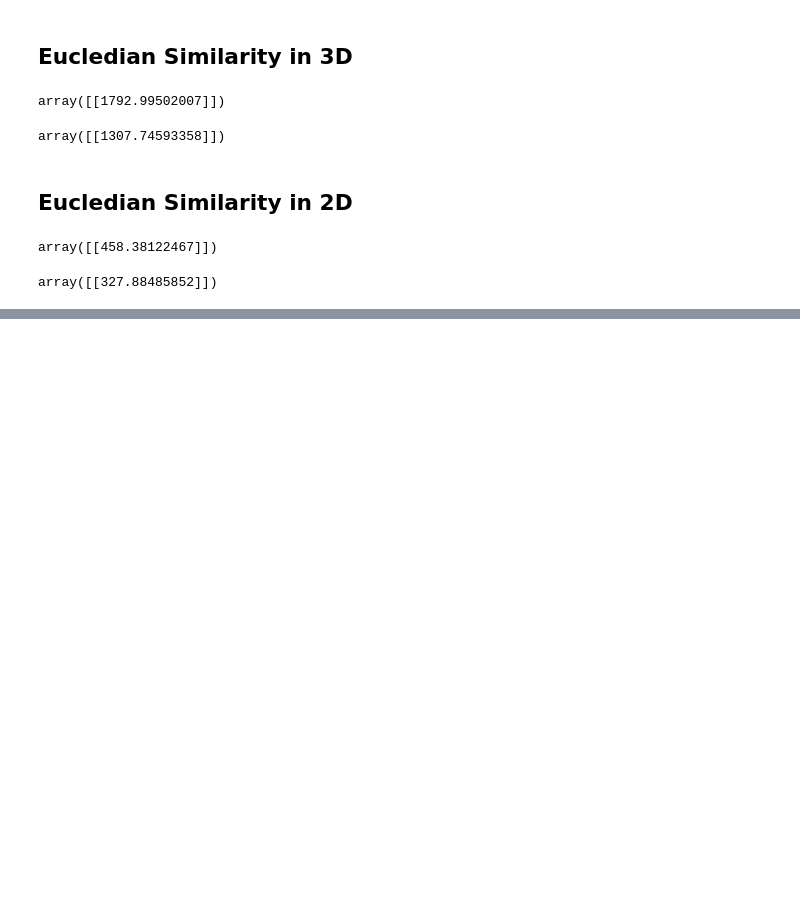
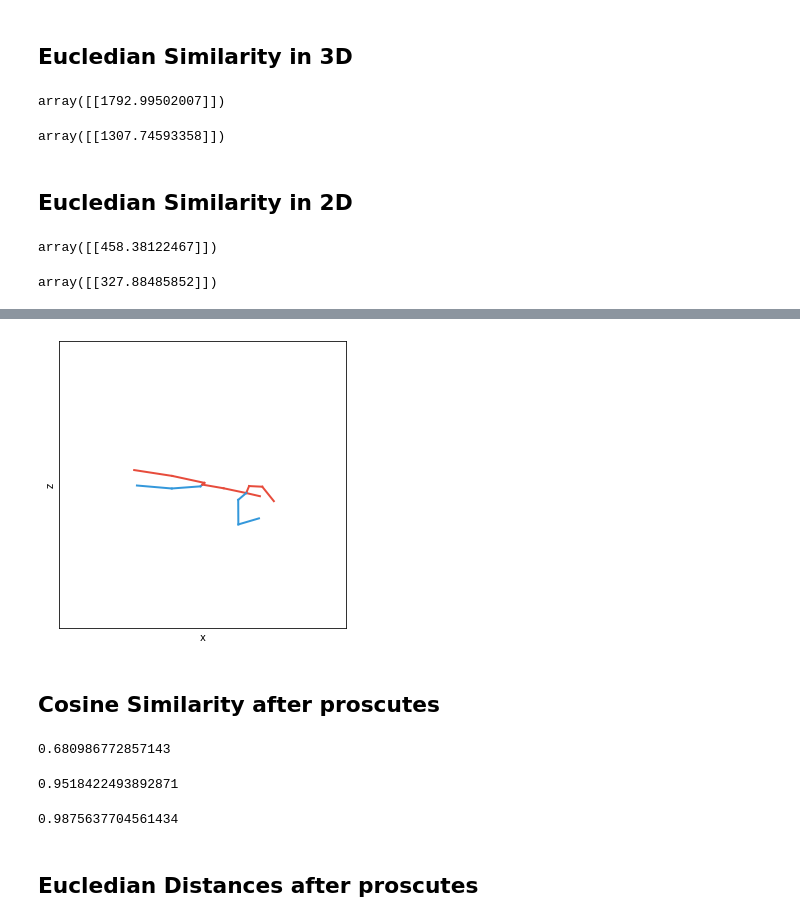
Before and after one commit to alexivaner/3d_pose_baseline_pytorch_Alpha_Pose, a Jupyter notebook: src/Full Experiment.ipynb, the cells around one changed output, grey strips where cells are left out. Drawn from its saved outputs; the diff is of its cells as text; code cells hidden in the pictures; blank space fills up the shorter version.

```diff
--- a/src/Full Experiment.ipynb
+++ b/src/Full Experiment.ipynb
@@ -2268,0 +2287,21 @@ incomplete[0]
+# %%
+#Visualize 2D Transformation
+visualize_2D(transformed_2D[4])
+# %% [output]
+[figure, added]
+# %% [markdown]
+## Cosine Similarity after proscutes
+# %%
+np.average(cosine_similarity(prediction_json_3d[4].reshape(1,96), prediction_json_3d, dense_output=True))
+# %% [output]
+0.680986772857143
+# %%
+np.average(cosine_similarity(fixed_json_3d[4].reshape(1,96), fixed_json_3d, dense_output=True))
+# %% [output]
+0.9518422493892871
+# %%
+np.average(cosine_similarity(transformed_3D[4].reshape(1,96), transformed_3D, dense_output=True))
+# %% [output]
+0.9875637704561434
+# %% [markdown]
+## Eucledian Distances after proscutes
```
Also changed, not shown: parts of 37 cells of this notebook.
